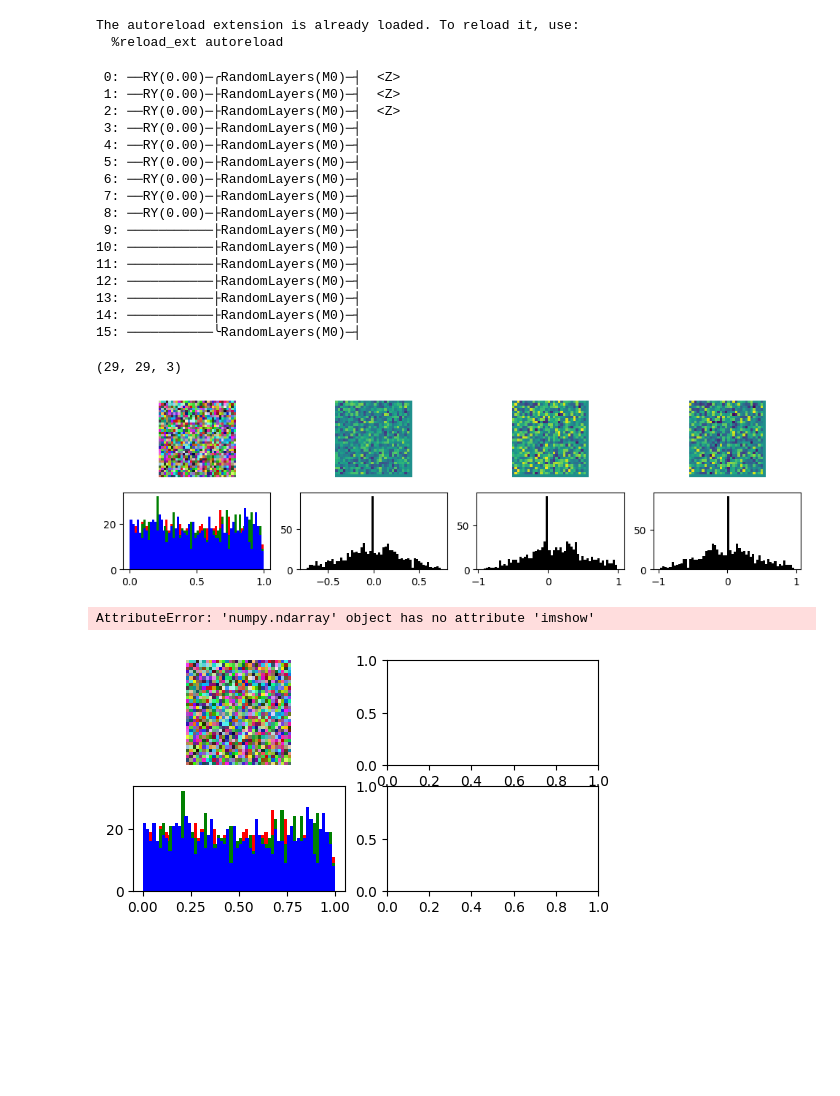
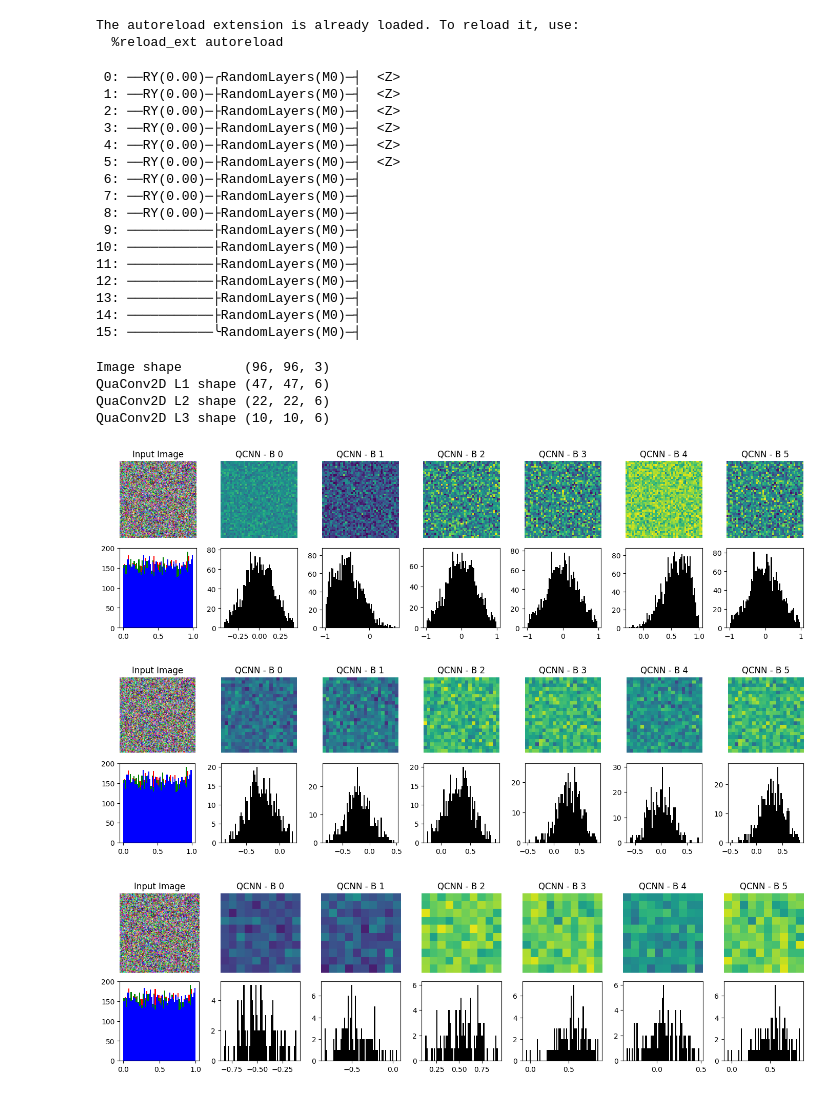
Before and after one commit to alessandrosebastianelli/quanv4eo, a Jupyter notebook: Test.ipynb, the cells around one changed output. Saved outputs shown, nothing was run; the diff lists cells and outputs as text; code cells hidden in the pictures; blank space fills up the shorter version.

```diff
--- a/Test.ipynb
+++ b/Test.ipynb
@@ -14,9 +15,9 @@ import matplotlib.pyplot as plt
 # %%
 QUBITS      = 16
 KERNEL_SIZE = 3
-FILTERS     = 3
+FILTERS     = 6
 N_LAYERS    = 1
-STRIDE      = 1
+STRIDE      = 2
 NUM_JOBS    = 10
 # %%
 circuit = ry_random(QUBITS, KERNEL_SIZE, FILTERS, N_LAYERS)
@@ -28,9 +29,9 @@ print(drawer(params))
  0: ──RY(0.00)─╭RandomLayers(M0)─┤  <Z>
  1: ──RY(0.00)─├RandomLayers(M0)─┤  <Z>
  2: ──RY(0.00)─├RandomLayers(M0)─┤  <Z>
- 3: ──RY(0.00)─├RandomLayers(M0)─┤
- 4: ──RY(0.00)─├RandomLayers(M0)─┤
- 5: ──RY(0.00)─├RandomLayers(M0)─┤
+ 3: ──RY(0.00)─├RandomLayers(M0)─┤  <Z>
+ 4: ──RY(0.00)─├RandomLayers(M0)─┤  <Z>
+ 5: ──RY(0.00)─├RandomLayers(M0)─┤  <Z>
  6: ──RY(0.00)─├RandomLayers(M0)─┤
  7: ──RY(0.00)─├RandomLayers(M0)─┤
  8: ──RY(0.00)─├RandomLayers(M0)─┤
@@ -46,42 +67,26 @@ conv1 = QConv2D(circuit, FILTERS, KERNEL_SIZE, STRIDE, NUM_JOBS)
 # %%
-img = np.random.rand(32,32,3)
-out = conv1.apply(img, verbose = False)
+#img = np.zeros((64,64,3))
+#img[16:48, 16:48, :] = np.ones((48-16, 48-16, 3))
+
+img = np.random.rand(96,96,3)
+out1 = conv1.apply(img, verbose = True)
+out2 = conv2.apply(out1, verbose = True)
+out3 = conv2.apply(out2, verbose = True)
-# %%
-print(out.shape)
-# %% [output]
-(29, 29, 3)
+# %%
+print('Image shape       ', img.shape)
+print('QuaConv2D L1 shape', out1.shape)
+print('QuaConv2D L2 shape', out2.shape)
+print('QuaConv2D L3 shape', out3.shape)
+# %% [output]
+Image shape        (96, 96, 3)
+QuaConv2D L1 shape (47, 47, 6)
+QuaConv2D L2 shape (22, 22, 6)
+QuaConv2D L3 shape (10, 10, 6)
 # %%
-fig, axes = plt.subplots(nrows = 2, ncols = FILTERS+1, figsize = (3*(FILTERS+1),3))
-axes[0,0].imshow(img, vmin = 0, vmax = 1)
-axes[0,0].axis('off')
-axes[1,0].hist(img[...,0].flatten(), 60, color='red')
-axes[1,0].hist(img[...,1].flatten(), 60, color='green')
-axes[1,0].hist(img[...,2].flatten(), 60, color='blue')
-
-for i in range(FILTERS):
-    axes[0,i+1].imshow(out[...,i], vmin = -1, vmax = 1)
-    axes[0,i+1].axis('off')
-    axes[1,i+1].hist(out[...,i].flatten(), 60, color='black')
-
-plt.show()
-plt.close()
-
-fig, axes = plt.subplots(nrows = 2, ncols =2, figsize = (3*2,3))
-axes[0,0].imshow(img, vmin = 0, vmax = 1)
-axes[0,0].axis('off')
-axes[1,0].hist(img[...,0].flatten(), 60, color='red')
-axes[1,0].hist(img[...,1].flatten(), 60, color='green')
-axes[1,0].hist(img[...,2].flatten(), 60, color='blue')
-
-axes[0,1].imshow(out[...,:3], vmin = -1, vmax = 1)
-axes[0,1].axis('off')
-axes[1,1].hist(out[...,0].flatten(), 60, color='red')
-axes[1,1].hist(out[...,1].flatten(), 60, color='green')
-axes[1,1].hist(out[...,2].flatten(), 60, color='blue')
-
-plt.show()
-plt.close()
+plot_result(img, out1)
+plot_result(img, out2)
+plot_result(img, out3)
 # %% [output]
-[figure, old version]
+[figure, new version]
-AttributeError: 'numpy.ndarray' object has no attribute 'imshow'
-[figure, old version]
+[figure, new version]
+[figure, added]
```
Also changed, not shown: parts of 2 cells of this notebook, 1 other file.
